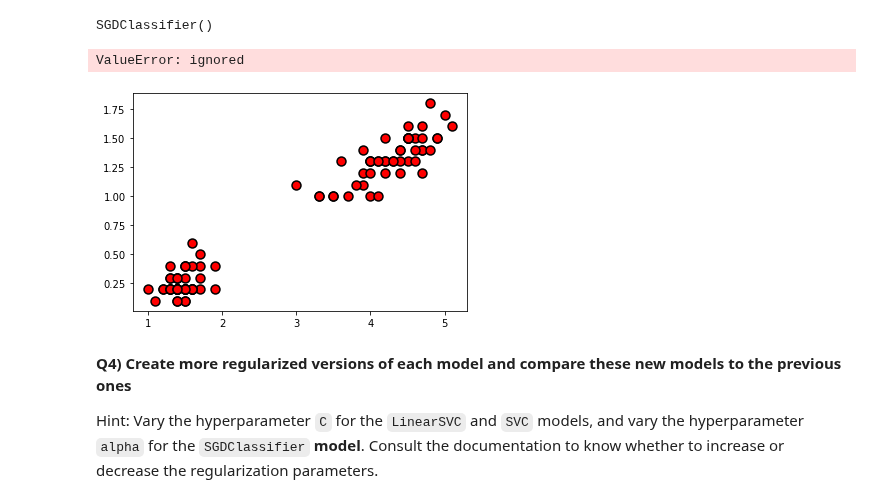
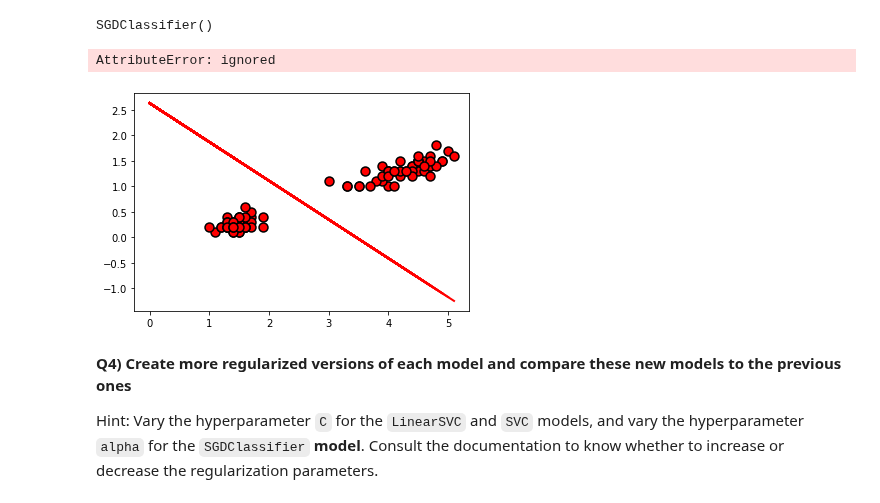
Before and after one commit to mrfabien/2022_ML_EES, a Jupyter notebook: Exercises/S2_1_SVM.ipynb, the cells around one changed output. Cells and saved outputs as stored; diff of their text form; code cells hidden in the pictures.

```diff
--- a/Exercises/S2_1_SVM.ipynb
+++ b/Exercises/S2_1_SVM.ipynb
@@ -132,31 +132,41 @@ SGDClassifier()
 # %%
 # Plot all three decision boundaries on the same labeled figure
 #########################################################################
 # Same as what you did to get the first figure
 fig,ax = plt.subplots(1,1)
 ax.scatter(X[:,0],X[:,1],s=80,color='r',edgecolor='k',linewidths=1.5)
 
 # Decision boundary: np.dot(W,x)+b = 0
-decision_boundary = np.dot(W,x)
-__._____(_,_________,c='r',lw=2,label='LinearSVC')
+I_svc = svc.intercept_
+W_svc = svc.coef_[0]
+
+yboundary_svc = -(W_svc[0]*x+I_svc)/W_svc[1]
+
+I_sgd = sgd.intercept_
+W_sgd = sgd.coef_[0]
+
+yboundary_sgd = -(W_sgd[0]*x+I_sgd)/W_sgd[1]
+
+
+ax.plot(x,yboundary,c='r',lw=2,label='LinearSVC')
 #########################################################################
 # Now add the decision boundary for 'SVC'
 __._____(_,______________________,c='k',lw=2,label='SVC')
 #########################################################################
 # Now add the decision boundary for 'SGDClassifier'
 __._____(_,______________________,c='b',lw=2,label='SGDClas.')
 #########################################################################
 # Same as the first figure again
 ax.legend()
 ax.set_xlabel("Pedal length",fontdict={'size':13})
 ax.set_ylabel("Pedal width",fontdict={'size':13})
 ax.set_title('Iris dataset')
 ax.tick_params(axis='both', which='major', labelsize=11)
 ax.grid(alpha=0.2,ls='--',lw=1)
 plt.show()
 # %% [output]
-ValueError: ignored
+AttributeError: ignored
-[figure, old version]
+[figure, new version]
 # %% [markdown]
 **Q4) Create more regularized versions of each model and compare these new models to the previous ones**
 
```
Also changed, not shown: parts of 1 cell of this notebook.
